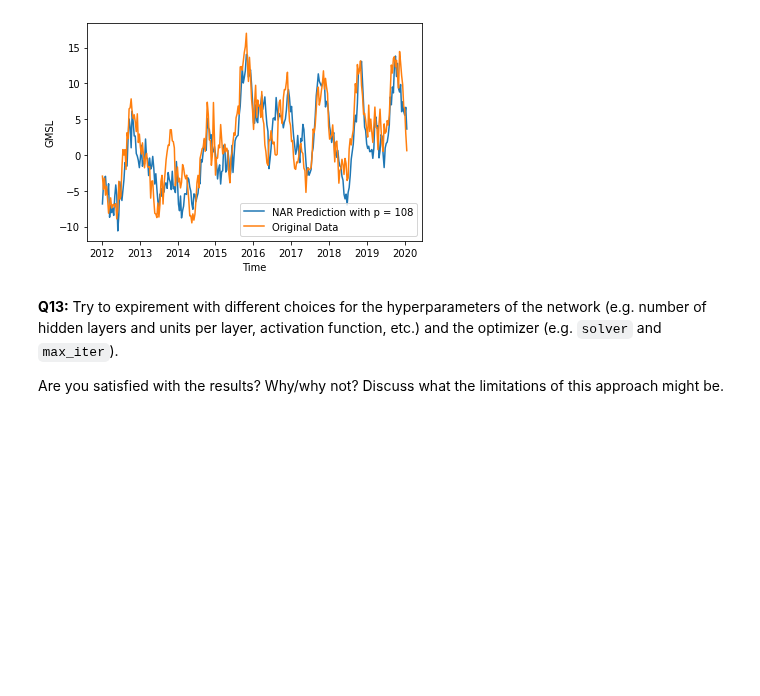
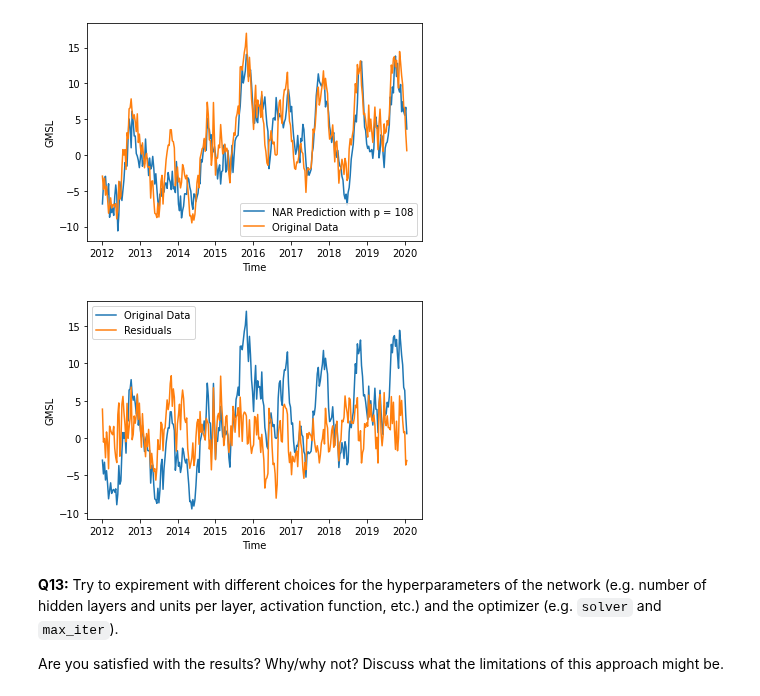
Before and after one commit to amannayak/Time-Series-and-Sequence-Analysis, a Jupyter notebook: Task1/tssl_lab1.ipynb, the cells around one changed output. Drawn from its saved outputs; the diff is of its cells as text; code cells hidden in the pictures; blank space fills up the shorter version.

```diff
--- a/Task1/tssl_lab1.ipynb
+++ b/Task1/tssl_lab1.ipynb
@@ -418,6 +421,16 @@ plt.legend()
 plt.show()
 # %% [output]
 [figure]
+# %%
+NARresidual = ValidDataY - predictedVal
+plt.plot(ValidDataX , ValidDataY , label = "Original Data")
+plt.plot(ValidDataX , NARresidual , label = "Residuals")
+plt.xlabel("Time")
+plt.ylabel("GMSL")
+plt.legend()
+plt.show()
+# %% [output]
+[figure, added]
 # %% [markdown]
 **Q13:** Try to expirement with different choices for the hyperparameters of the network (e.g. number of hidden layers and units per layer, activation function, etc.) and the optimizer (e.g. `solver` and `max_iter`).
 
```
Also changed, not shown: parts of 3 cells of this notebook.
